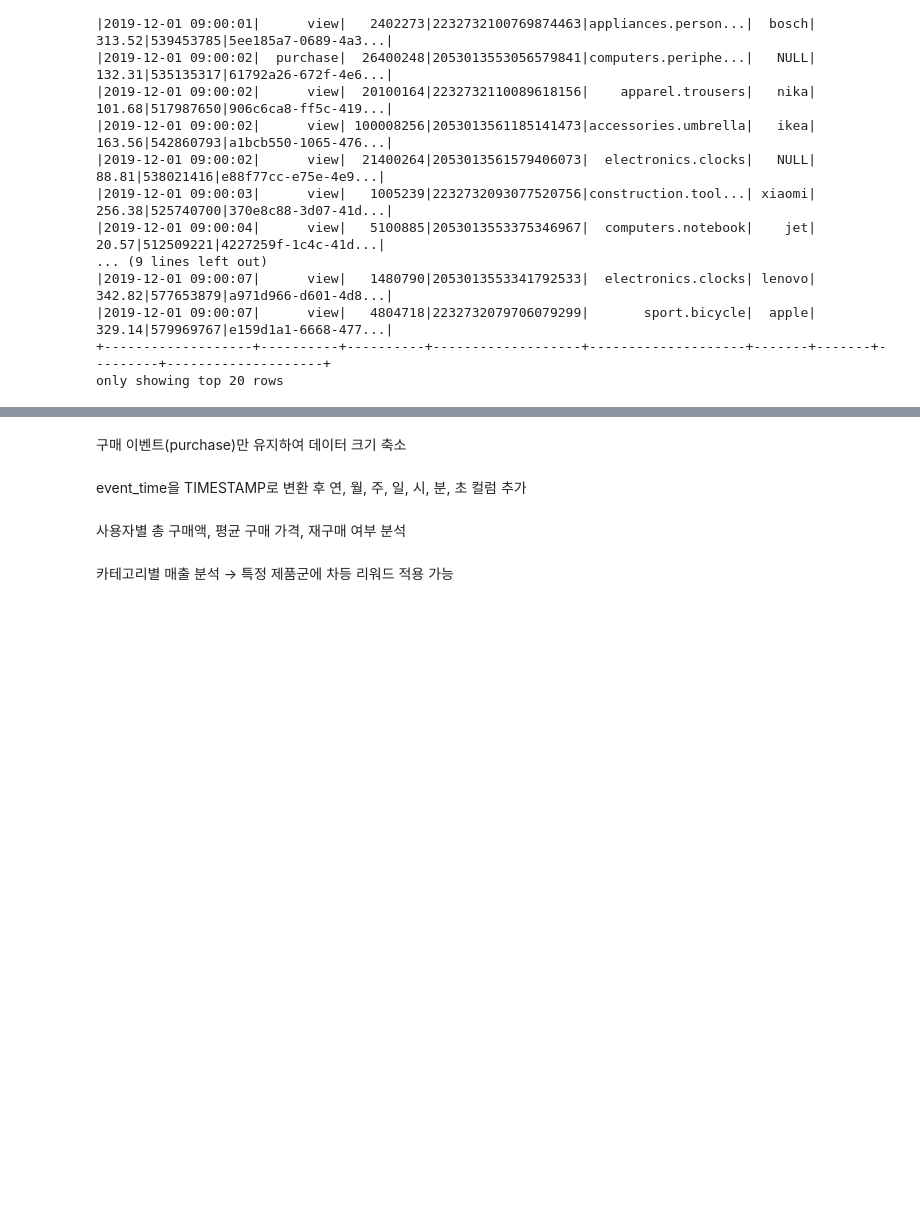
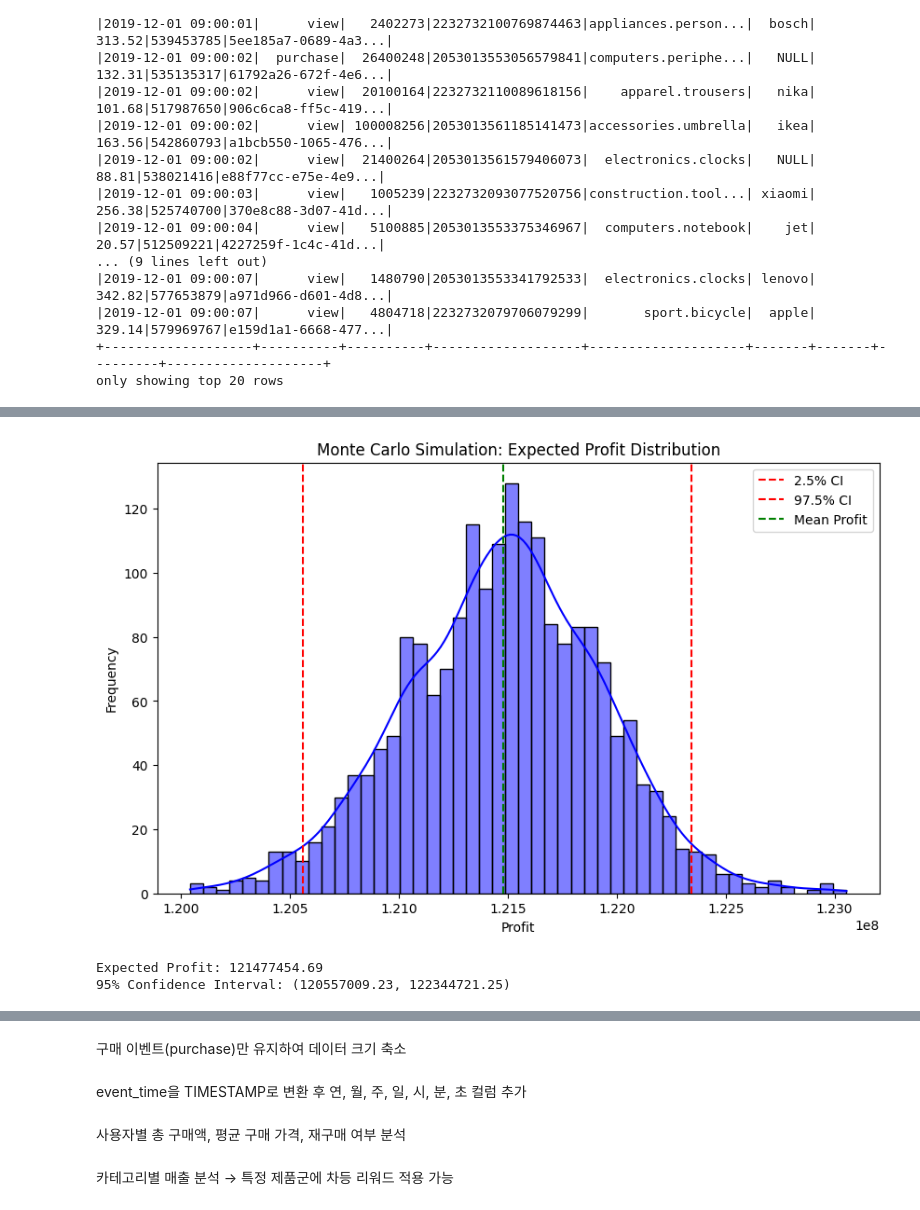
Before and after one commit to dothegee/Ecommerce_Membership_Strategy, a Jupyter notebook: simul.ipynb, the cells around one changed output, grey strips where cells are left out. Cells and saved outputs as stored; diff of their text form; code cells hidden in the pictures; blank space fills up the shorter version.

Commit message:
고객 분류 별 시뮬레이션

```diff
--- a/simul.ipynb
+++ b/simul.ipynb
@@ -181,0 +223,3 @@ final_results.to_csv("시뮬레이션 결과.csv")
+# %%
+file_path = 'RFM_SCORE.csv'
+data = pd.read_csv(file_path)
@@ -181,0 +242,76 @@ final_results.to_csv("시뮬레이션 결과.csv")
+# %%
+
+# RFM 분석 실행
+def calculate_rfm(data):
+    rfm = data
+
+    # 분위수 기반 점수 부여
+    rfm['R_Score'] = pd.qcut(rfm['Recency'], 4, labels=[4, 3, 2, 1])
+    rfm['F_Score'] = pd.qcut(rfm['Frequency'].rank(method='first'), 4, labels=[1, 2, 3, 4])
+    rfm['M_Score'] = pd.qcut(rfm['Monetary'].rank(method='first'), 4, labels=[1, 2, 3, 4])
+
+    # RFM 점수 조합
+    rfm['RFM_Score'] = rfm[['R_Score', 'F_Score', 'M_Score']].sum(axis=1)
+    return rfm
+
+rfm = calculate_rfm(data)
+# %%
+from tqdm import tqdm
+
+
+
+
+
+# VIP 및 충성 고객 식별
+vip_customers = rfm[rfm['RFM_Score'] >= 10]
+
+# Monte Carlo 시뮬레이션 함수
+def simulate_promotion(iterations=2000):
+    np.random.seed(42)
+    results = []
+    base_profit = data['Monetary'].sum() * 0.10  # 영업이익 (10%)
+    promo_cost_ratio = 0.30  # 프로모션 할인율 (5%)
+    response_rate = 0.30  # 프로모션 응답률 (20%)
+
+    for _ in tqdm(range(iterations)):
+        responding_customers = vip_customers.sample(frac=response_rate, replace=False)
+        additional_sales = responding_customers['Monetary'].mean() * len(responding_customers)
+        additional_profit = additional_sales * 0.10
+        promo_cost = additional_sales * promo_cost_ratio
+        net_profit = base_profit + additional_profit - promo_cost
+        results.append(net_profit)
+
+    return results
+
+# 병렬 처리 실행
+# def run_monte_carlo_parallel(iterations=2000, workers=4):
+#     with Pool(workers) as pool:
+#         chunk_size = iterations // workers
+#         results = pool.map(simulate_promotion, [chunk_size] * workers)
+#     return np.concatenate(results)
+
+# sim_results = run_monte_carlo_parallel()
+
+sim_results = simulate_promotion()
+
+# 결과 시각화
+plt.figure(figsize=(10, 6))
+sns.histplot(sim_results, bins=50, kde=True, color='blue')
+plt.axvline(np.percentile(sim_results, 2.5), color='red', linestyle='dashed', label='2.5% CI')
+plt.axvline(np.percentile(sim_results, 97.5), color='red', linestyle='dashed', label='97.5% CI')
+plt.axvline(np.mean(sim_results), color='green', linestyle='dashed', label='Mean Profit')
+plt.title('Monte Carlo Simulation: Expected Profit Distribution')
+plt.xlabel('Profit')
+plt.ylabel('Frequency')
+plt.legend()
+plt.show()
+
+# 평균 및 신뢰구간 출력
+mean_profit = np.mean(sim_results)
+ci_lower, ci_upper = np.percentile(sim_results, [2.5, 97.5])
+print(f"Expected Profit: {mean_profit:.2f}")
+print(f"95% Confidence Interval: ({ci_lower:.2f}, {ci_upper:.2f})")
+# %% [output]
+[figure, added]
+Expected Profit: 121477454.69
+95% Confidence Interval: (120557009.23, 122344721.25)
```
Also changed, not shown: parts of 13 cells of this notebook.
